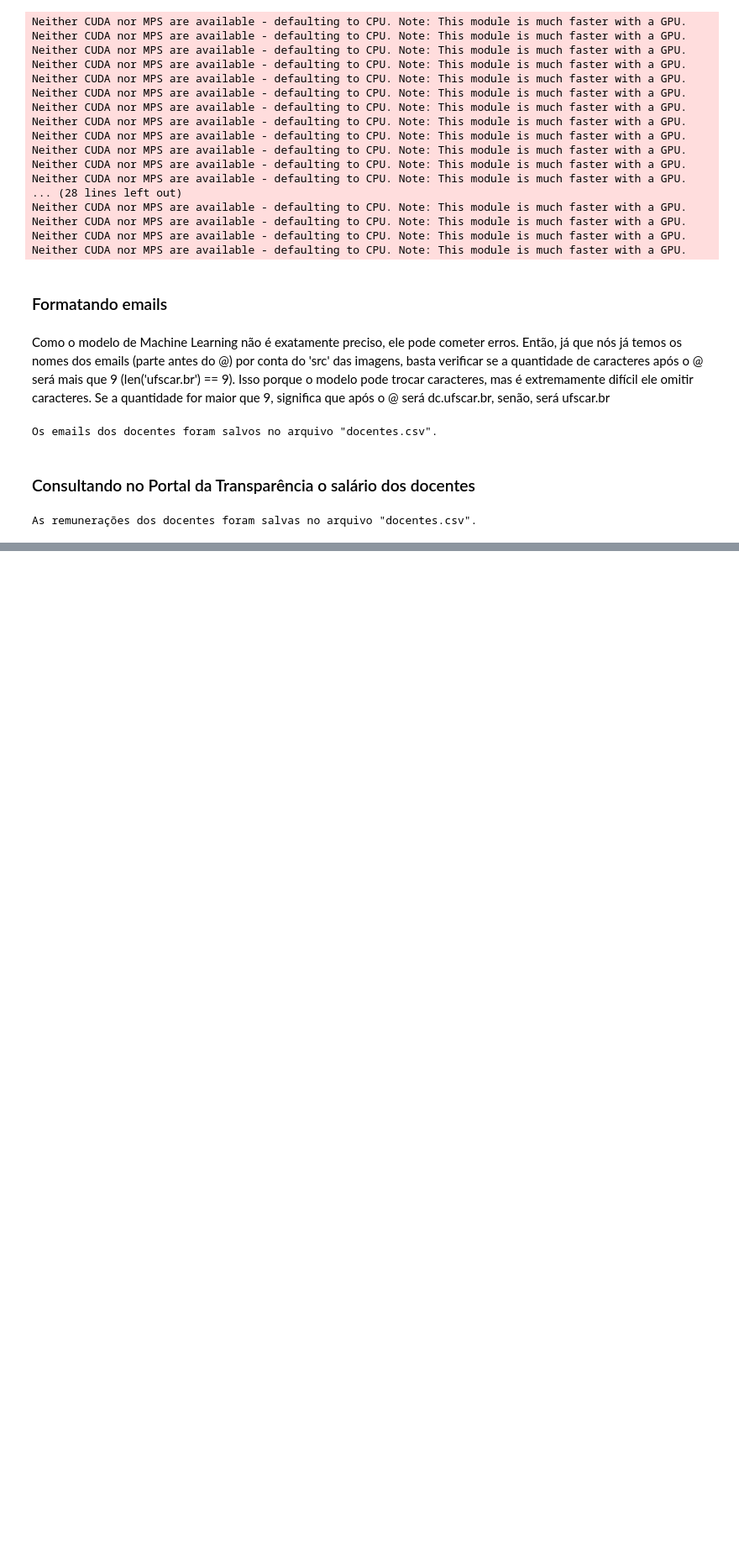
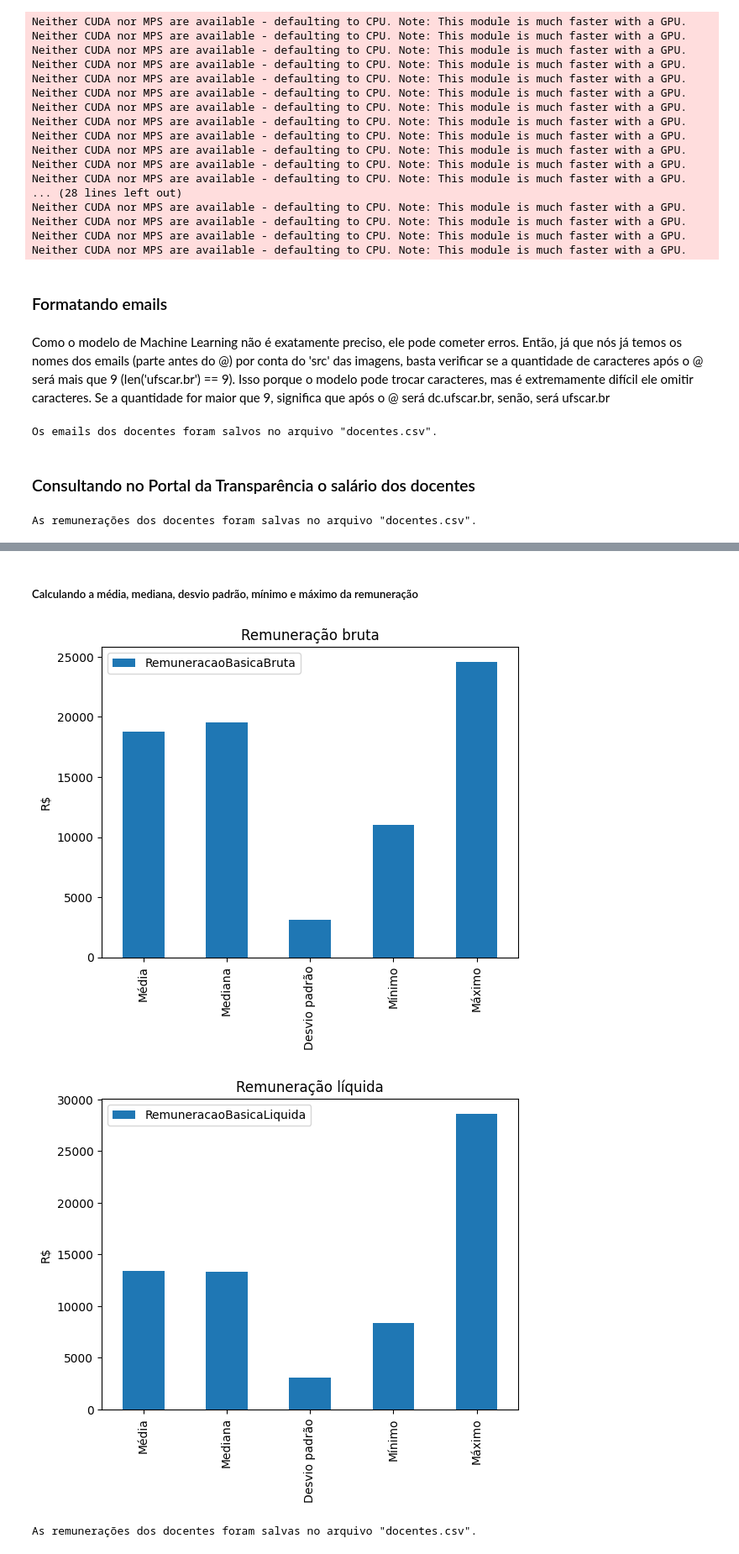
Before and after one commit to LuisLourenco1/Informacoes-Professores, a Jupyter notebook: script.ipynb, the cells around one changed output, grey strips where cells are left out. Shown at 84% size. Cells and saved outputs as stored; diff of their text form; code cells hidden in the pictures; blank space fills up the shorter version.

```diff
--- a/script.ipynb
+++ b/script.ipynb
@@ -335,0 +339,58 @@ As remunerações dos docentes foram salvas no arquivo "docentes.csv".
+# %% [markdown]
+##### Calculando a média, mediana, desvio padrão, mínimo e máximo da remuneração
+# %%
+# ler o arquivo docentes.csv
+docentes = pd.read_csv('docentes.csv')
+
+# converta a coluna RemuneracaoBasicaBruta para float
+docentes['RemuneracaoBasicaBruta'] = docentes['RemuneracaoBasicaBruta'].str.replace('.', '')
+docentes['RemuneracaoBasicaBruta'] = docentes['RemuneracaoBasicaBruta'].str.replace(',', '.').astype(float)
+
+# converta a coluna RemuneracaoBasicaLiquida para float
+docentes['RemuneracaoBasicaLiquida'] = docentes['RemuneracaoBasicaLiquida'].str.replace('.', '')
+docentes['RemuneracaoBasicaLiquida'] = docentes['RemuneracaoBasicaLiquida'].str.replace(',', '.').astype(float)
+
+# calcular a remuneração bruta e líquida média
+remuneracaoBrutaMedia = docentes['RemuneracaoBasicaBruta'].mean()
+remuneracaoLiquidaMedia = docentes['RemuneracaoBasicaLiquida'].mean()
+
+# calcular a remuneração bruta e líquida mediana
+remuneracaoBrutaMediana = docentes['RemuneracaoBasicaBruta'].median()
+remuneracaoLiquidaMediana = docentes['RemuneracaoBasicaLiquida'].median()
+
+# calcular a remuneração bruta e líquida desvio padrão
+remuneracaoBrutaDesvioPadrao = docentes['RemuneracaoBasicaBruta'].std()
+remuneracaoLiquidaDesvioPadrao = docentes['RemuneracaoBasicaLiquida'].std()
+
+# calcular a remuneração bruta e líquida mínimo
+remuneracaoBrutaMinimo = docentes['RemuneracaoBasicaBruta'].min()
+remuneracaoLiquidaMinimo = docentes['RemuneracaoBasicaLiquida'].min()
+
+# calcular a remuneração bruta e líquida máximo
+remuneracaoBrutaMaximo = docentes['RemuneracaoBasicaBruta'].max()
+remuneracaoLiquidaMaximo = docentes['RemuneracaoBasicaLiquida'].max()
+
+# faça um gráfico de barras com a remuneração bruta e líquida média, mediana, desvio padrão, mínimo e máximo
+# criar um dataframe com a remuneração bruta e líquida média, mediana, desvio padrão, mínimo e máximo
+remuneracaoBruta = pd.DataFrame({'RemuneracaoBasicaBruta': [remuneracaoBrutaMedia, remuneracaoBrutaMediana, remuneracaoBrutaDesvioPadrao, remuneracaoBrutaMinimo, remuneracaoBrutaMaximo]}, index=['Média', 'Mediana', 'Desvio padrão', 'Mínimo', 'Máximo'])
+remuneracaoLiquida = pd.DataFrame({'RemuneracaoBasicaLiquida': [remuneracaoLiquidaMedia, remuneracaoLiquidaMediana, remuneracaoLiquidaDesvioPadrao, remuneracaoLiquidaMinimo, remuneracaoLiquidaMaximo]}, index=['Média', 'Mediana', 'Desvio padrão', 'Mínimo', 'Máximo'])
+
+# criar um gráfico de barras com a remuneração bruta e líquida média, mediana, desvio padrão, mínimo e máximo
+remuneracaoBruta.plot.bar()
+plt.title('Remuneração bruta')
+plt.ylabel('R$')
+plt.show()
+
+remuneracaoLiquida.plot.bar()
+plt.title('Remuneração líquida')
+plt.ylabel('R$')
+plt.show()
+
+# salvar o arquivo docentes.csv
+docentes.to_csv('docentes.csv', index=False)
+
+print(f'As remunerações dos docentes foram salvas no arquivo "docentes.csv".')
+# %% [output]
+[figure, added]
+[figure, added]
+As remunerações dos docentes foram salvas no arquivo "docentes.csv".
```
Also changed, not shown: parts of 7 cells of this notebook, 2 other files.
